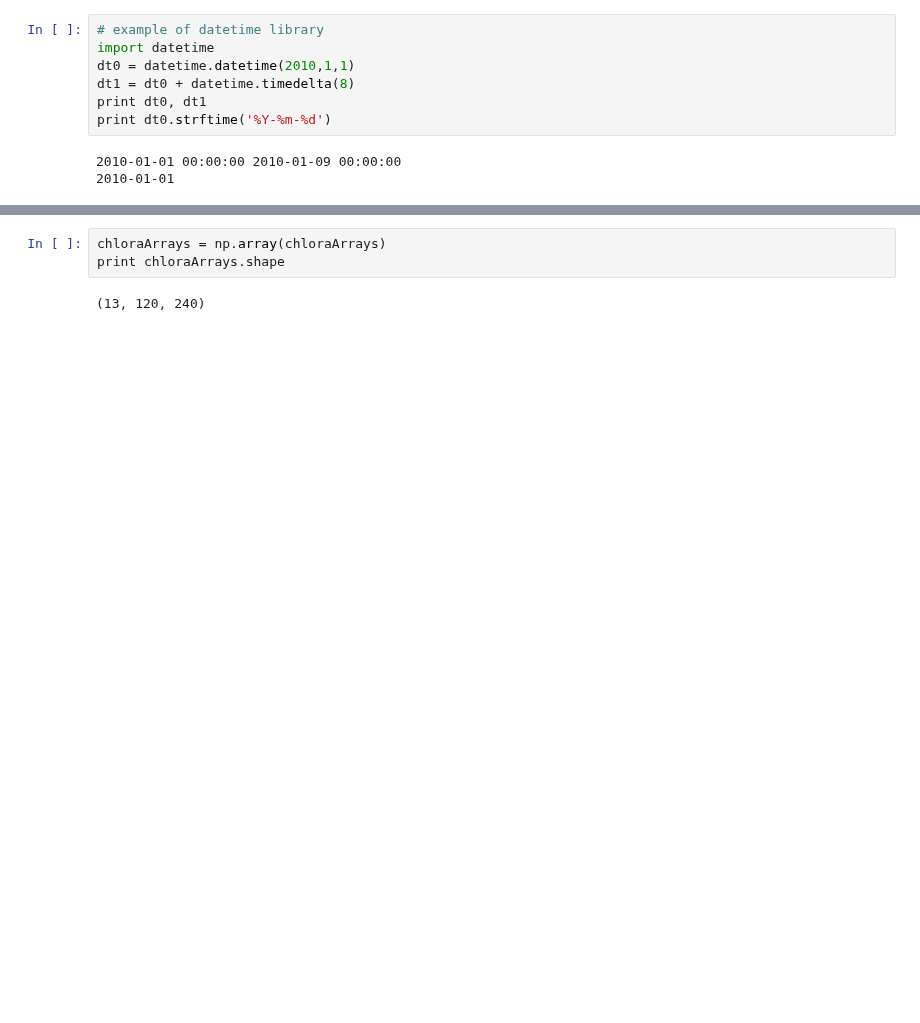
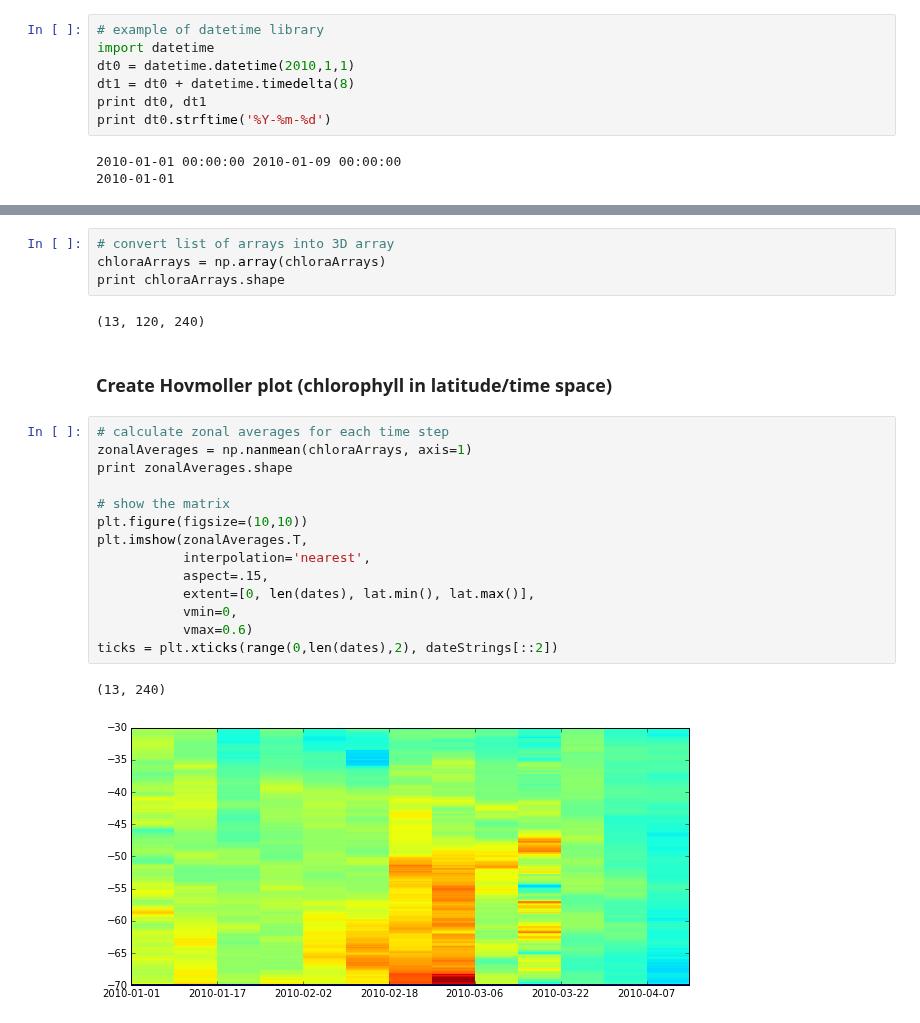
Before and after one commit to nansencenter/nansat-lectures, a Jupyter notebook: notebooks/12b Nansat Use Case 04.ipynb, the cells around one changed output, grey strips where cells are left out. Drawn from its saved outputs; the diff is of its cells as text; blank space fills up the shorter version.

```diff
--- a/notebooks/12b Nansat Use Case 04.ipynb
+++ b/notebooks/12b Nansat Use Case 04.ipynb
@@ -133,5 +168,25 @@ occci_online:8D:chlor_a:2010-02-18
 # %%
+# convert list of arrays into 3D array
 chloraArrays = np.array(chloraArrays)
 print chloraArrays.shape
 # %% [output]
 (13, 120, 240)
+# %% [markdown]
+### Create Hovmoller plot (chlorophyll in latitude/time space)
+# %%
+# calculate zonal averages for each time step
+zonalAverages = np.nanmean(chloraArrays, axis=1)
+print zonalAverages.shape
+
+# show the matrix
+plt.figure(figsize=(10,10))
+plt.imshow(zonalAverages.T,
+           interpolation='nearest',
+           aspect=.15,
+           extent=[0, len(dates), lat.min(), lat.max()],
+           vmin=0,
+           vmax=0.6)
+ticks = plt.xticks(range(0,len(dates),2), dateStrings[::2])
+# %% [output]
+(13, 240)
+[figure, added]
```
Also changed, not shown: parts of 15 cells of this notebook.
